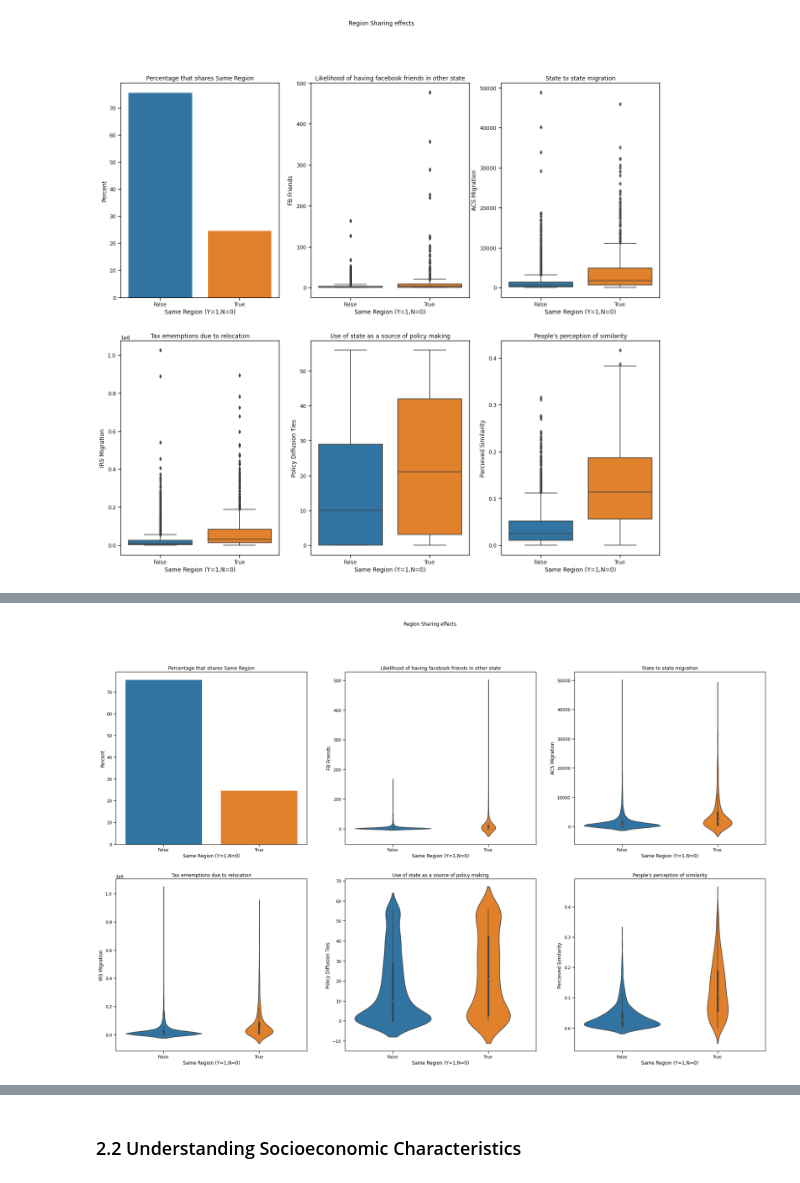
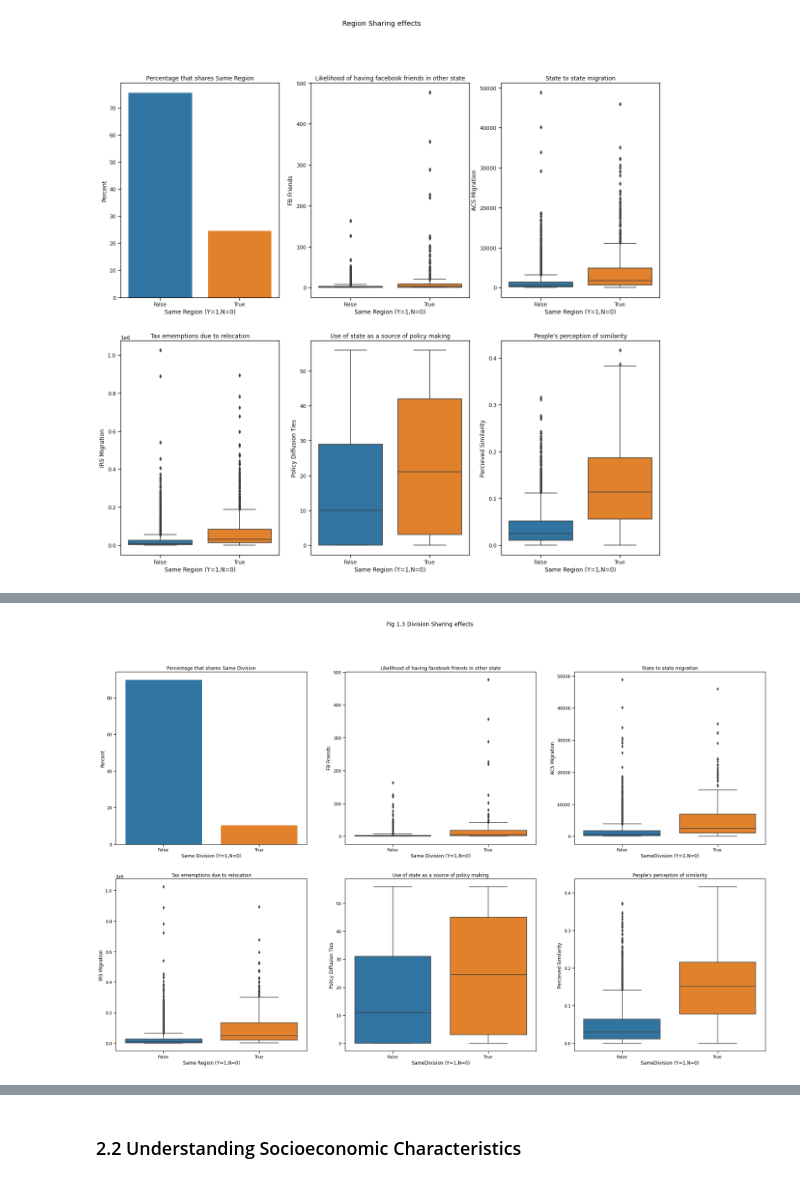
Before and after one commit to josepht47/assessing-state-networks-in-usa, a Jupyter notebook: State-Networks-Code.ipynb, the cells around one changed output, grey strips where cells are left out. Drawn from its saved outputs; the diff is of its cells as text; code cells hidden in the pictures.

```diff
--- a/State-Networks-Code.ipynb
+++ b/State-Networks-Code.ipynb
@@ -419,18 +504,18 @@ f12.savefig('/Users/josephthomas/Documents/Projects/State Networks/Data/Out/f12R
 # %%
-f12, ax = plt.subplots(2,3, figsize=(30,18))
-f12.suptitle("Region Sharing effects")
-sns.barplot(x='SameRegion', y='SameRegion',data=sn,estimator=lambda x: len(x) / len(sn) * 100, ax=ax[0,0])
-ax[0,0].set(ylabel="Percent", xlabel = "Same Region (Y=1,N=0)", title = 'Percentage that shares Same Region')
-sns.violinplot(x='SameRegion', y='fb_friend_index',data=sn, ax=ax[0,1])
-ax[0,1].set(ylabel="FB Friends", xlabel = "Same Region (Y=1,N=0)", title = 'Likelihood of having facebook friends in other state')
-sns.violinplot(x='SameRegion', y='ACS_Migration',data=sn, ax=ax[0,2])
-ax[0,2].set(ylabel="ACS Migration", xlabel = "Same Region (Y=1,N=0)", title = 'State to state migration')
-sns.violinplot(x='SameRegion', y='IRS_migration',data=sn, ax=ax[1,0])
+f14, ax = plt.subplots(2,3, figsize=(30,18))
+f14.suptitle("Fig 1.3 Division Sharing effects")
+sns.barplot(x='SameDivision', y='SameDivision',data=sn,estimator=lambda x: len(x) / len(sn) * 100, ax=ax[0,0])
+ax[0,0].set(ylabel="Percent", xlabel = "Same Division (Y=1,N=0)", title = 'Percentage that shares Same Division')
+sns.boxplot(x='SameDivision', y='fb_friend_index',data=sn, ax=ax[0,1])
+ax[0,1].set(ylabel="FB Friends", xlabel = "Same Division (Y=1,N=0)", title = 'Likelihood of having facebook friends in other state')
+sns.boxplot(x='SameDivision', y='ACS_Migration',data=sn, ax=ax[0,2])
+ax[0,2].set(ylabel="ACS Migration", xlabel = "SameDivision (Y=1,N=0)", title = 'State to state migration')
+sns.boxplot(x='SameDivision', y='IRS_migration',data=sn, ax=ax[1,0])
 ax[1,0].set(ylabel="IRS Migration", xlabel = "Same Region (Y=1,N=0)", title = 'Tax ememptions due to relocation')
-sns.violinplot(x='SameRegion', y='policy_diffusion_tie',data=sn, ax=ax[1,1])
-ax[1,1].set(ylabel="Policy Diffusion Ties", xlabel = "Same Region (Y=1,N=0)", title = 'Use of state as a source of policy making')
-sns.violinplot(x='SameRegion', y='perceived_similarity',data=sn, ax=ax[1,2])
-ax[1,2].set(ylabel="Percieved Similarity", xlabel = "Same Region (Y=1,N=0)", title = "People's perception of similarity")
-f12.savefig('/Users/josephthomas/Documents/Projects/State Networks/Data/Out/f12RegionV.png')
+sns.boxplot(x='SameDivision', y='policy_diffusion_tie',data=sn, ax=ax[1,1])
+ax[1,1].set(ylabel="Policy Diffusion Ties", xlabel = "SameDivision (Y=1,N=0)", title = 'Use of state as a source of policy making')
+sns.boxplot(x='SameDivision', y='perceived_similarity',data=sn, ax=ax[1,2])
+ax[1,2].set(ylabel="Percieved Similarity", xlabel = "SameDivision (Y=1,N=0)", title = "People's perception of similarity")
+f14.savefig('/Users/josephthomas/Documents/Projects/State Networks/Data/Out/f14Division.png')
 # %% [output]
-[figure, old version]
+[figure, new version]
```
Also changed, not shown: parts of 24 cells of this notebook.
